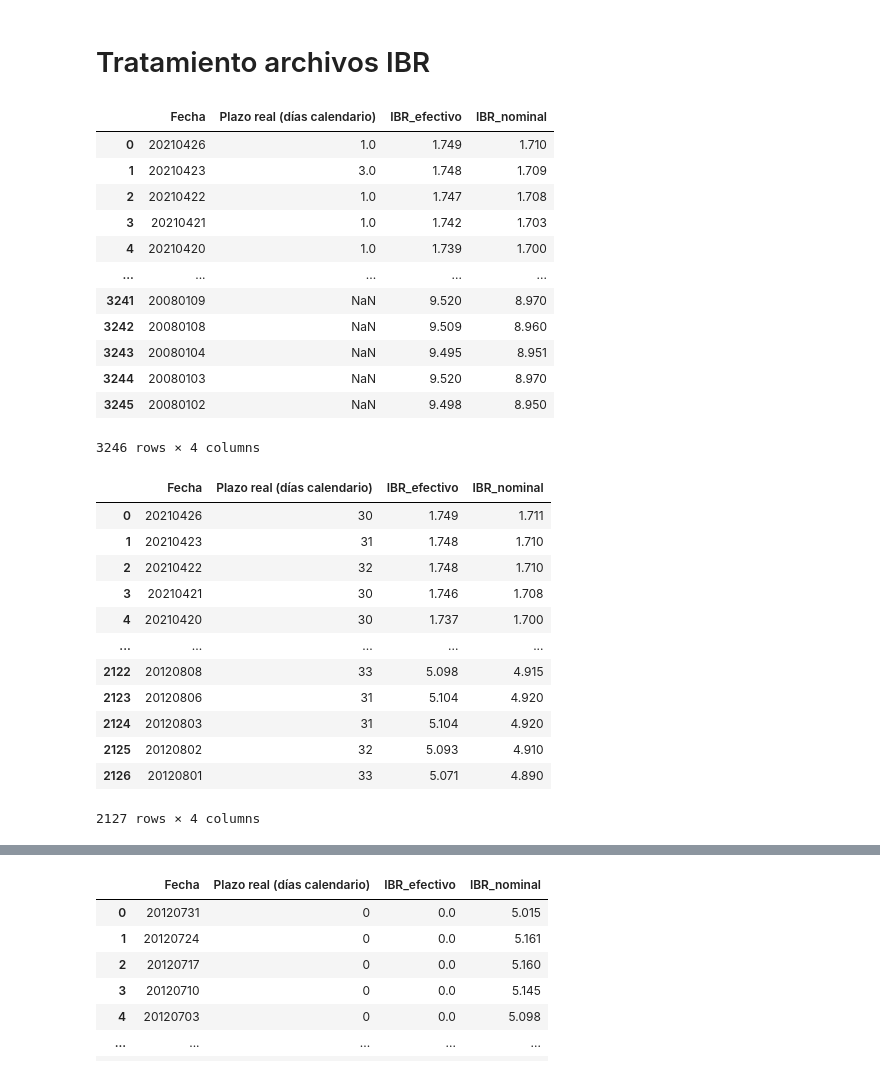
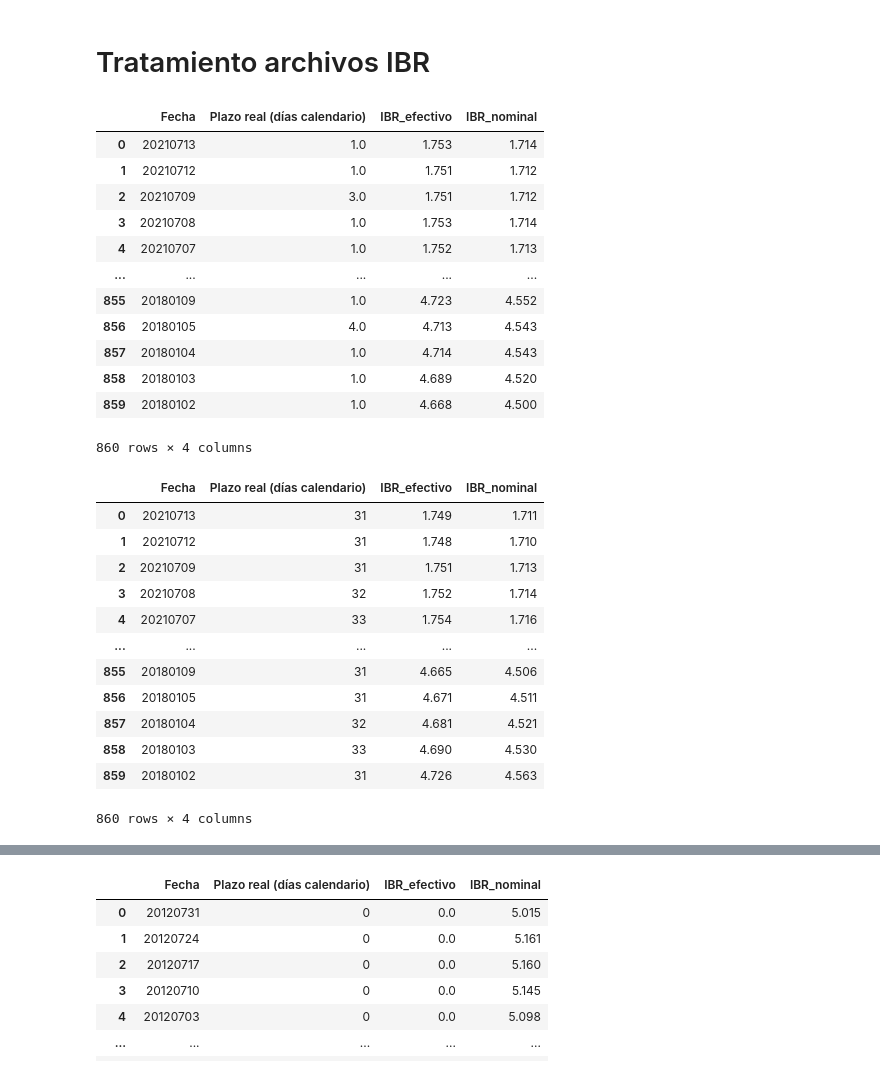
Before and after one commit to egonza21/proyecto_derivados, a Jupyter notebook: proyecto_derivados.ipynb, the cells around one changed output, grey strips where cells are left out. Saved outputs shown, nothing was run; the diff lists cells and outputs as text; code cells hidden in the pictures.

```diff
--- a/proyecto_derivados.ipynb
+++ b/proyecto_derivados.ipynb
@@ -17,6 +17,6 @@ date_2year_ago = (date.today() - timedelta(days=2*365))
 date_today = date.today()
 print('Las fechas a utilizar son: fecha dos anios atras: ' + str(date_2year_ago) + ' y fecha actual: ' + str(date_today))
 # Cambiar esta variable si se necesita una fecha especifica
-date_2year_ago = 20190000#int(date_2year_ago.strftime('%Y%m%d'))
+date_2year_ago = 20180000#int(date_2year_ago.strftime('%Y%m%d'))
 date_today = int(date_today.strftime('%Y%m%d'))
 # %% [output]
@@ -216,35 +182,37 @@ def nominal_to_efectivo(tasa):
     return tasa_efectiva
 # %%
 ibr_overnight = clean_ibr_df(r'C:\Users\Efra\Downloads\1.1.IBR_Plazo overnight nominal para un rango de fechas dado IQY.xlsx')
+ibr_overnight = ibr_overnight[ibr_overnight['Fecha'] >= date_2year_ago]
 ibr_overnight
 # %% [output]
 |  | Fecha | Plazo real (días calendario) | IBR_efectivo | IBR_nominal |
-| 0 | 20210426 | 1.0 | 1.749 | 1.710 |
-| 1 | 20210423 | 3.0 | 1.748 | 1.709 |
-| 2 | 20210422 | 1.0 | 1.747 | 1.708 |
-| 3 | 20210421 | 1.0 | 1.742 | 1.703 |
-| 4 | 20210420 | 1.0 | 1.739 | 1.700 |
+| 0 | 20210713 | 1.0 | 1.753 | 1.714 |
+| 1 | 20210712 | 1.0 | 1.751 | 1.712 |
+| 2 | 20210709 | 3.0 | 1.751 | 1.712 |
+| 3 | 20210708 | 1.0 | 1.753 | 1.714 |
+| 4 | 20210707 | 1.0 | 1.752 | 1.713 |
 | ... | ... | ... | ... | ... |
-| 3241 | 20080109 | NaN | 9.520 | 8.970 |
-| 3242 | 20080108 | NaN | 9.509 | 8.960 |
-| 3243 | 20080104 | NaN | 9.495 | 8.951 |
-| 3244 | 20080103 | NaN | 9.520 | 8.970 |
-| 3245 | 20080102 | NaN | 9.498 | 8.950 |
+| 855 | 20180109 | 1.0 | 4.723 | 4.552 |
+| 856 | 20180105 | 4.0 | 4.713 | 4.543 |
+| 857 | 20180104 | 1.0 | 4.714 | 4.543 |
+| 858 | 20180103 | 1.0 | 4.689 | 4.520 |
+| 859 | 20180102 | 1.0 | 4.668 | 4.500 |
-3246 rows × 4 columns
+860 rows × 4 columns
 # %%
 ibr_mes = clean_ibr_df(r'C:\Users\Efra\Downloads\1.2.IBR_Plazo un mes nominal para un rango de fechas dado IQY.xlsx')
+ibr_mes = ibr_mes[ibr_mes['Fecha'] >= date_2year_ago]
 ibr_mes
 # %% [output]
 |  | Fecha | Plazo real (días calendario) | IBR_efectivo | IBR_nominal |
-| 0 | 20210426 | 30 | 1.749 | 1.711 |
-| 1 | 20210423 | 31 | 1.748 | 1.710 |
-| 2 | 20210422 | 32 | 1.748 | 1.710 |
-| 3 | 20210421 | 30 | 1.746 | 1.708 |
-| 4 | 20210420 | 30 | 1.737 | 1.700 |
+| 0 | 20210713 | 31 | 1.749 | 1.711 |
+| 1 | 20210712 | 31 | 1.748 | 1.710 |
+| 2 | 20210709 | 31 | 1.751 | 1.713 |
+| 3 | 20210708 | 32 | 1.752 | 1.714 |
+| 4 | 20210707 | 33 | 1.754 | 1.716 |
 | ... | ... | ... | ... | ... |
-| 2122 | 20120808 | 33 | 5.098 | 4.915 |
-| 2123 | 20120806 | 31 | 5.104 | 4.920 |
-| 2124 | 20120803 | 31 | 5.104 | 4.920 |
-| 2125 | 20120802 | 32 | 5.093 | 4.910 |
-| 2126 | 20120801 | 33 | 5.071 | 4.890 |
+| 855 | 20180109 | 31 | 4.665 | 4.506 |
+| 856 | 20180105 | 31 | 4.671 | 4.511 |
+| 857 | 20180104 | 32 | 4.681 | 4.521 |
+| 858 | 20180103 | 33 | 4.690 | 4.530 |
+| 859 | 20180102 | 31 | 4.726 | 4.563 |
-2127 rows × 4 columns
+860 rows × 4 columns
```
Also changed, not shown: parts of 13 cells of this notebook.
